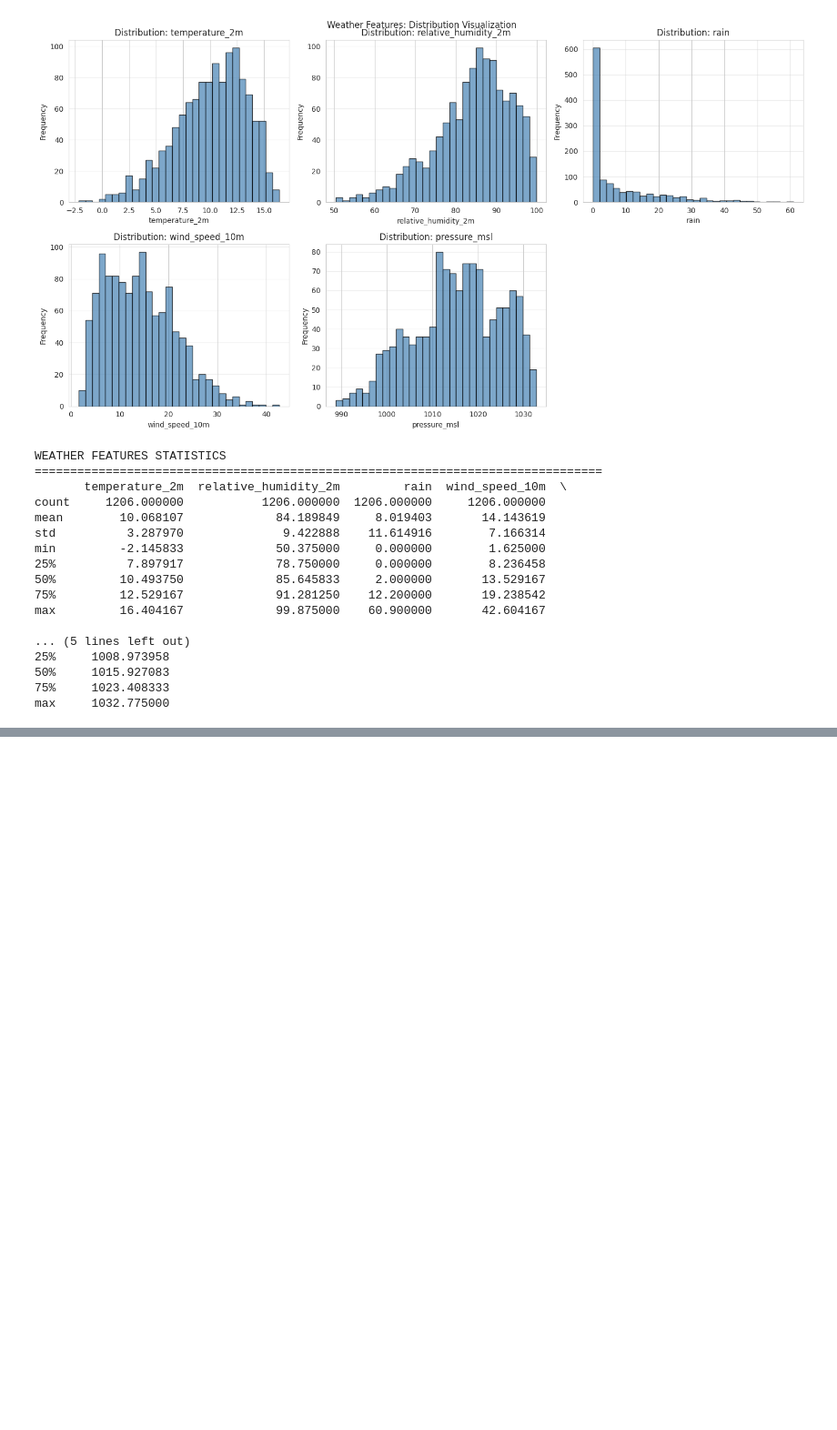
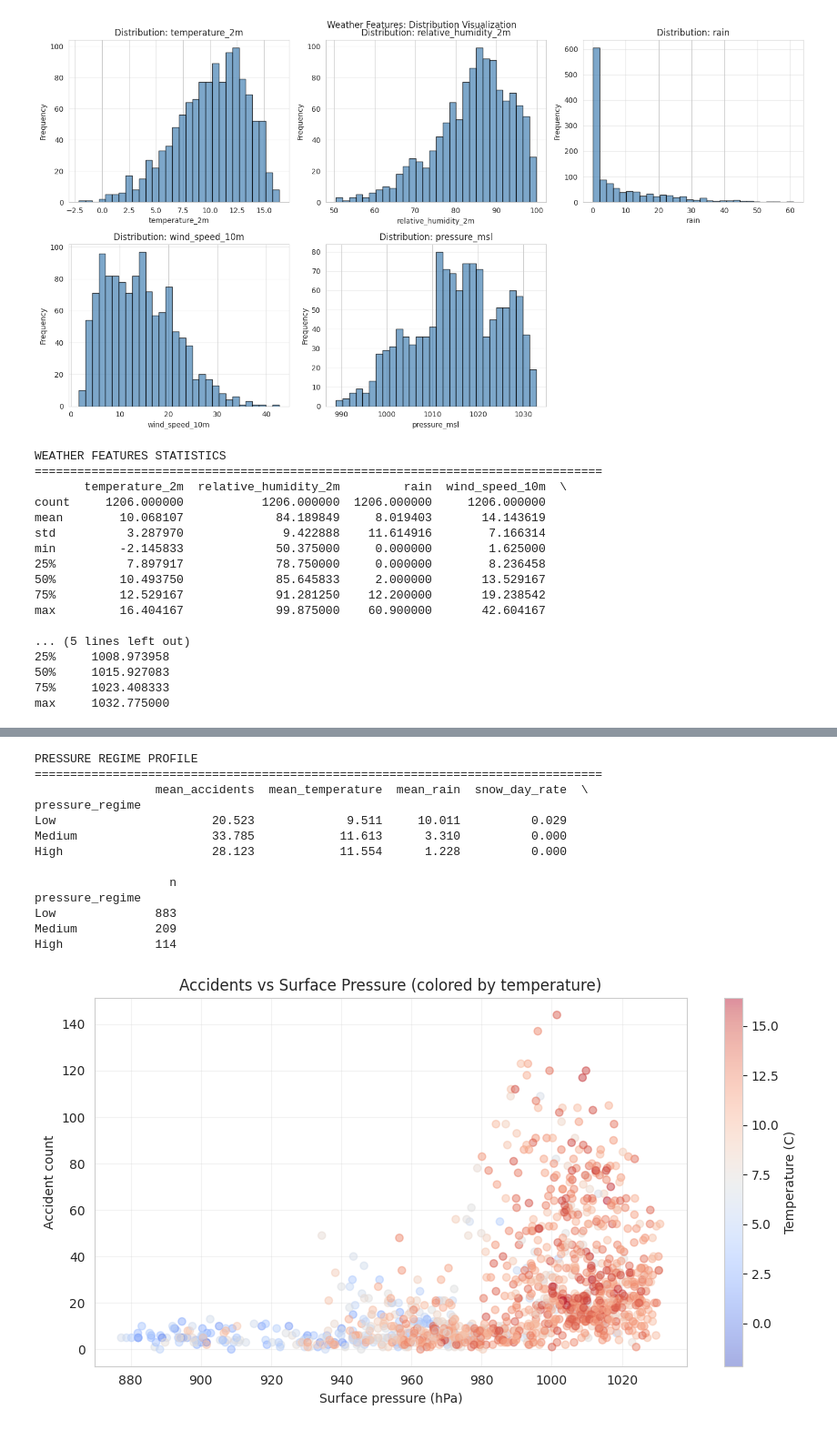
Before and after one commit to GrecoLucas/Weather-Prediction, a Jupyter notebook: Level_4/level_4_accidents.ipynb, the cells around one changed output, grey strips where cells are left out. Shown at 91% size. Cells and saved outputs as stored; diff of their text form; code cells hidden in the pictures; blank space fills up the shorter version.

```diff
--- a/Level_4/level_4_accidents.ipynb
+++ b/Level_4/level_4_accidents.ipynb
@@ -563,0 +570,51 @@ Stronger correlations (|r| > 0.3) are candidates for feature engineering
+# %%
+# Diagnostic 1: Pressure regime profile
+pressure_bins = [-np.inf, 1010, 1020, np.inf]
+pressure_labels = ['Low', 'Medium', 'High']
+merged_df['pressure_regime'] = pd.cut(
+    merged_df['surface_pressure'], bins=pressure_bins, labels=pressure_labels
+)
+
+regime_stats = merged_df.groupby('pressure_regime', observed=False).agg(
+    mean_accidents=('accident_count', 'mean'),
+    mean_temperature=('temperature_2m', 'mean'),
+    mean_rain=('rain', 'mean'),
+    snow_day_rate=('snow_fall', lambda s: (s > 0).mean()),
+    n=('accident_count', 'count')
+).round(3)
+
+print('PRESSURE REGIME PROFILE')
+print('=' * 80)
+print(regime_stats)
+
+fig, ax = plt.subplots(figsize=(9, 5))
+scatter = ax.scatter(
+    merged_df['surface_pressure'],
+    merged_df['accident_count'],
+    c=merged_df['temperature_2m'],
+    cmap='coolwarm',
+    alpha=0.45,
+    s=35
+)
+ax.set_title('Accidents vs Surface Pressure (colored by temperature)')
+ax.set_xlabel('Surface pressure (hPa)')
+ax.set_ylabel('Accident count')
+ax.grid(alpha=0.25)
+plt.colorbar(scatter, ax=ax, label='Temperature (C)')
+plt.tight_layout()
+plt.show()
+# %% [output]
+PRESSURE REGIME PROFILE
+================================================================================
+                 mean_accidents  mean_temperature  mean_rain  snow_day_rate  \
+pressure_regime
+Low                      20.523             9.511     10.011          0.029
+Medium                   33.785            11.613      3.310          0.000
+High                     28.123            11.554      1.228          0.000
+
+                   n
+pressure_regime
+Low              883
+Medium           209
+High             114
+[figure, added]
```
Also changed, not shown: parts of 19 cells of this notebook.
